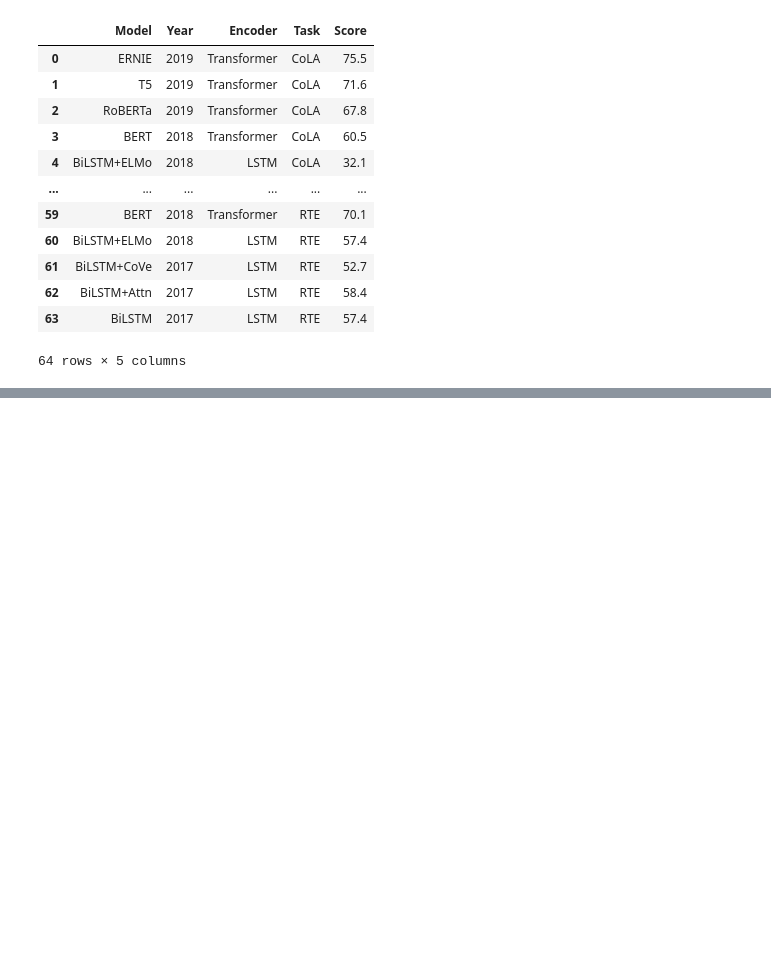
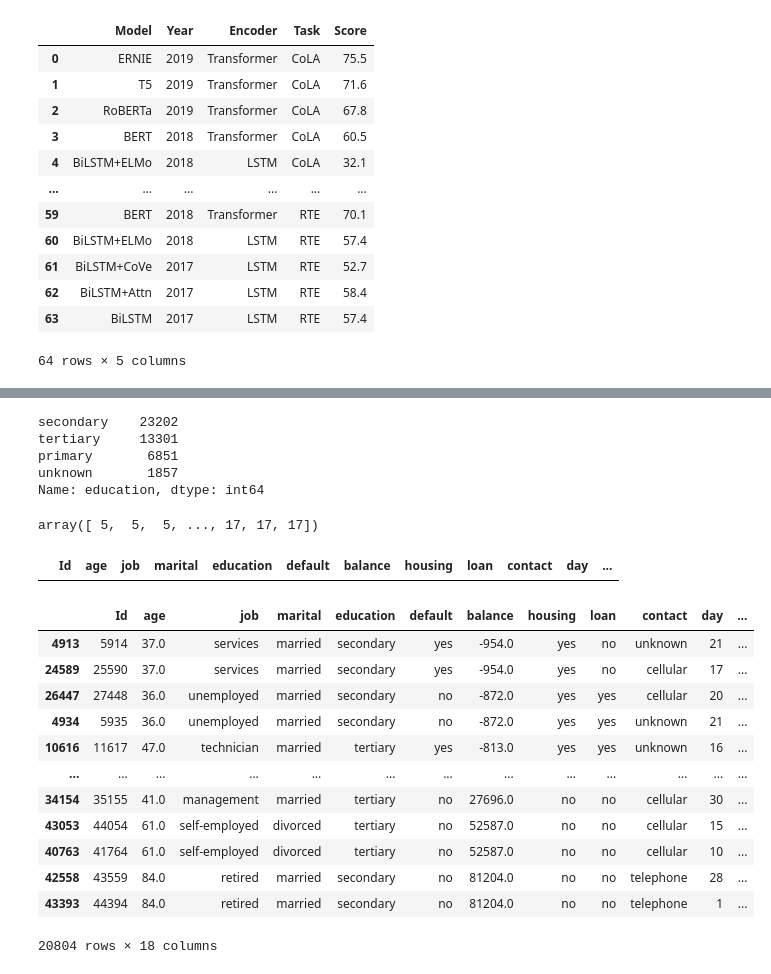
Before and after one commit to PavelNedviga/IFCExtract, a Jupyter notebook: extract_data.ipynb, the cells around one changed output, grey strips where cells are left out. Drawn from its saved outputs; the diff is of its cells as text; code cells hidden in the pictures; blank space fills up the shorter version.

```diff
--- a/extract_data.ipynb
+++ b/extract_data.ipynb
@@ -257,0 +296,32 @@ results = pd.concat([sample_data, sample_mean_05, sample_mean_20])
+# %%
+dfr.education.value_counts()
+# %% [output]
+secondary    23202
+tertiary     13301
+primary       6851
+unknown       1857
+Name: education, dtype: int64
+# %%
+dfr.loc[:,'day'].to_numpy()
+# %% [output]
+array([ 5,  5,  5, ..., 17, 17, 17])
+# %%
+dfr.loc[dfr.duplicated(),:] # дубликатов нет
+# %% [output]
+|  | Id | age | job | marital | education | default | balance | housing | loan | contact | day | ... |
+# %%
+dfr.loc[dfr.duplicated(['balance','age'], keep=False),:].sort_values(by='balance')# дубликат по одной колонке
+# %% [output]
+|  | Id | age | job | marital | education | default | balance | housing | loan | contact | day | ... |
+| 4913 | 5914 | 37.0 | services | married | secondary | yes | -954.0 | yes | no | unknown | 21 | ... |
+| 24589 | 25590 | 37.0 | services | married | secondary | yes | -954.0 | yes | no | cellular | 17 | ... |
+| 26447 | 27448 | 36.0 | unemployed | married | secondary | no | -872.0 | yes | yes | cellular | 20 | ... |
+| 4934 | 5935 | 36.0 | unemployed | married | secondary | no | -872.0 | yes | yes | unknown | 21 | ... |
+| 10616 | 11617 | 47.0 | technician | married | tertiary | yes | -813.0 | yes | yes | unknown | 16 | ... |
+| ... | ... | ... | ... | ... | ... | ... | ... | ... | ... | ... | ... | ... |
+| 34154 | 35155 | 41.0 | management | married | tertiary | no | 27696.0 | no | no | cellular | 30 | ... |
+| 43053 | 44054 | 61.0 | self-employed | divorced | tertiary | no | 52587.0 | no | no | cellular | 15 | ... |
+| 40763 | 41764 | 61.0 | self-employed | divorced | tertiary | no | 52587.0 | no | no | cellular | 10 | ... |
+| 42558 | 43559 | 84.0 | retired | married | secondary | no | 81204.0 | no | no | telephone | 28 | ... |
+| 43393 | 44394 | 84.0 | retired | married | secondary | no | 81204.0 | no | no | telephone | 1 | ... |
+20804 rows × 18 columns
```
Also changed, not shown: parts of 14 cells of this notebook, 2 other files.
